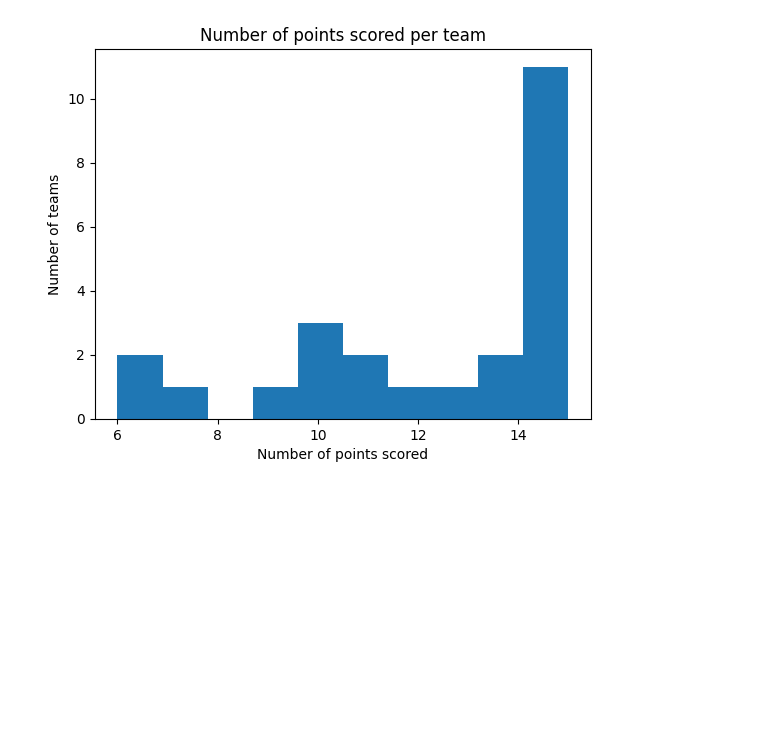
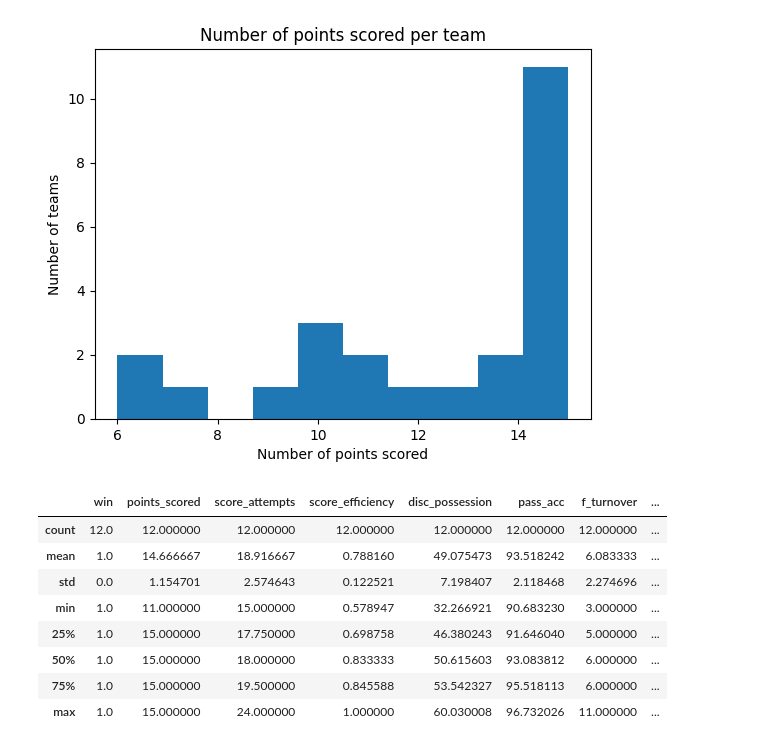
Before and after one commit to porseleyn/UF_Thesis_Analyses, a Jupyter notebook: descriptive_stats.ipynb, the cells around one changed output. Drawn from its saved outputs; the diff is of its cells as text; code cells hidden in the pictures; blank space fills up the shorter version.

```diff
--- a/descriptive_stats.ipynb
+++ b/descriptive_stats.ipynb
@@ -143,3 +143,18 @@ plt.title('Number of points scored per team')
 plt.show()
 # %% [output]
 [figure]
+# %%
+winners = df[df['win'] == 1]
+losers = df[df['win'] == 0]
+# %%
+winners.describe()
+# %% [output]
+|  | win | points_scored | score_attempts | score_efficiency | disc_possession | pass_acc | f_turnover | ... |
+| count | 12.0 | 12.000000 | 12.000000 | 12.000000 | 12.000000 | 12.000000 | 12.000000 | ... |
+| mean | 1.0 | 14.666667 | 18.916667 | 0.788160 | 49.075473 | 93.518242 | 6.083333 | ... |
+| std | 0.0 | 1.154701 | 2.574643 | 0.122521 | 7.198407 | 2.118468 | 2.274696 | ... |
+| min | 1.0 | 11.000000 | 15.000000 | 0.578947 | 32.266921 | 90.683230 | 3.000000 | ... |
+| 25% | 1.0 | 15.000000 | 17.750000 | 0.698758 | 46.380243 | 91.646040 | 5.000000 | ... |
+| 50% | 1.0 | 15.000000 | 18.000000 | 0.833333 | 50.615603 | 93.083812 | 6.000000 | ... |
+| 75% | 1.0 | 15.000000 | 19.500000 | 0.845588 | 53.542327 | 95.518113 | 6.000000 | ... |
+| max | 1.0 | 15.000000 | 24.000000 | 1.000000 | 60.030008 | 96.732026 | 11.000000 | ... |
```
Also changed, not shown: parts of 1 cell of this notebook, 39 other files.
